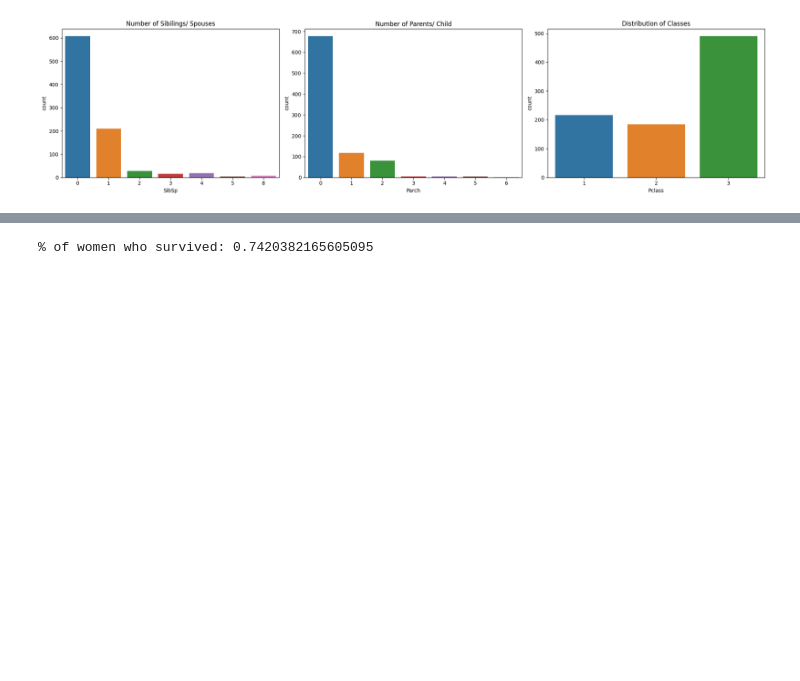
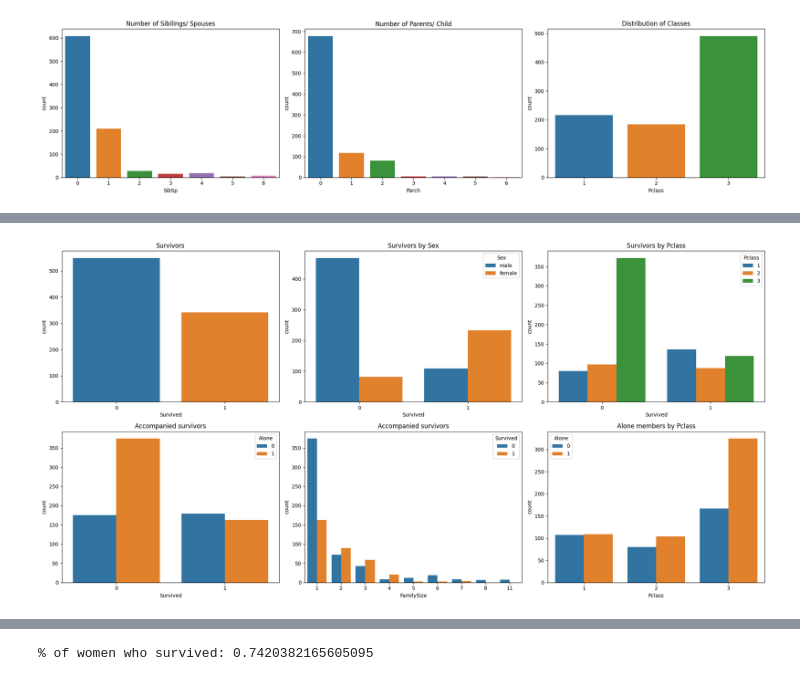
Before and after one commit to Alex-Mak-MCW/Titanic-Survival-Precictions-Project, a Jupyter notebook: PythonTitanicProject.ipynb, the cells around one changed output, grey strips where cells are left out. Cells and saved outputs as stored; diff of their text form; code cells hidden in the pictures; blank space fills up the shorter version.

```diff
--- a/PythonTitanicProject.ipynb
+++ b/PythonTitanicProject.ipynb
@@ -240,0 +249,40 @@ plt.tight_layout()
+# %%
+# Create alone feature for both training and testing data
+
+# For training data
+# Way 1. By creating a function and use .apply to apply
+# def create_alone_feature(SibSp_Parch):
+#     if (SibSp_Parch[0]+SibSp_Parch[1])==0:
+#         return 1
+#     else:
+#         return 0
+# train_data['Alone'] = train_data[['SibSp','Parch']].apply(create_alone_feature, axis=1)
+
+# way 2: use np.where
+# np.where(condition, value if condition is true, value if condition is false)
+train_data['Alone']=np.where((train_data['SibSp']+train_data['Parch']==0),1, 0)
+# FamilySize: 1 + # of SibSp + # of ParCh
+# make new column based on arithmetic, vector addition
+train_data['FamilySize'] = 1 + train_data['SibSp'] + train_data['Parch']
+
+# verified using df.equals
+# print(train_data['Alone'].equals(train_data['Alone2']))
+
+# For testing data
+test_data['Alone']=np.where((test_data['SibSp']+test_data['Parch']==0),1, 0)
+# FamilySize: 1 + # of SibSp + # of ParCh
+test_data['FamilySize'] = 1 + test_data['SibSp'] + test_data['Parch']
+# %%
+# More Visualization to show
+
+# make subplots in 2x3 size, set figure size
+fig, axx = plt.subplots(2, 3, figsize=(20,10))
+sns.countplot(x='Survived', data=train_data, ax=axx[0,0]).set(title='Survivors')
+sns.countplot(x='Survived', hue='Sex', data=train_data, ax=axx[0,1]).set(title='Survivors by Sex')
+sns.countplot(x='Survived', hue='Pclass', data=train_data, ax=axx[0,2]).set(title='Survivors by Pclass')
+sns.countplot(x='Survived', hue='Alone', data=train_data, ax=axx[1,0]).set(title='Accompanied survivors')
+sns.countplot(x='FamilySize', hue='Survived', data=train_data, ax=axx[1,1]).set(title='Accompanied survivors')
+sns.countplot(x='Pclass', hue='Alone', data=train_data, ax=axx[1,2]).set(title='Alone members by Pclass')
+plt.tight_layout()
+# %% [output]
+[figure, added]
```
Also changed, not shown: parts of 2 cells of this notebook, 1 other file.
